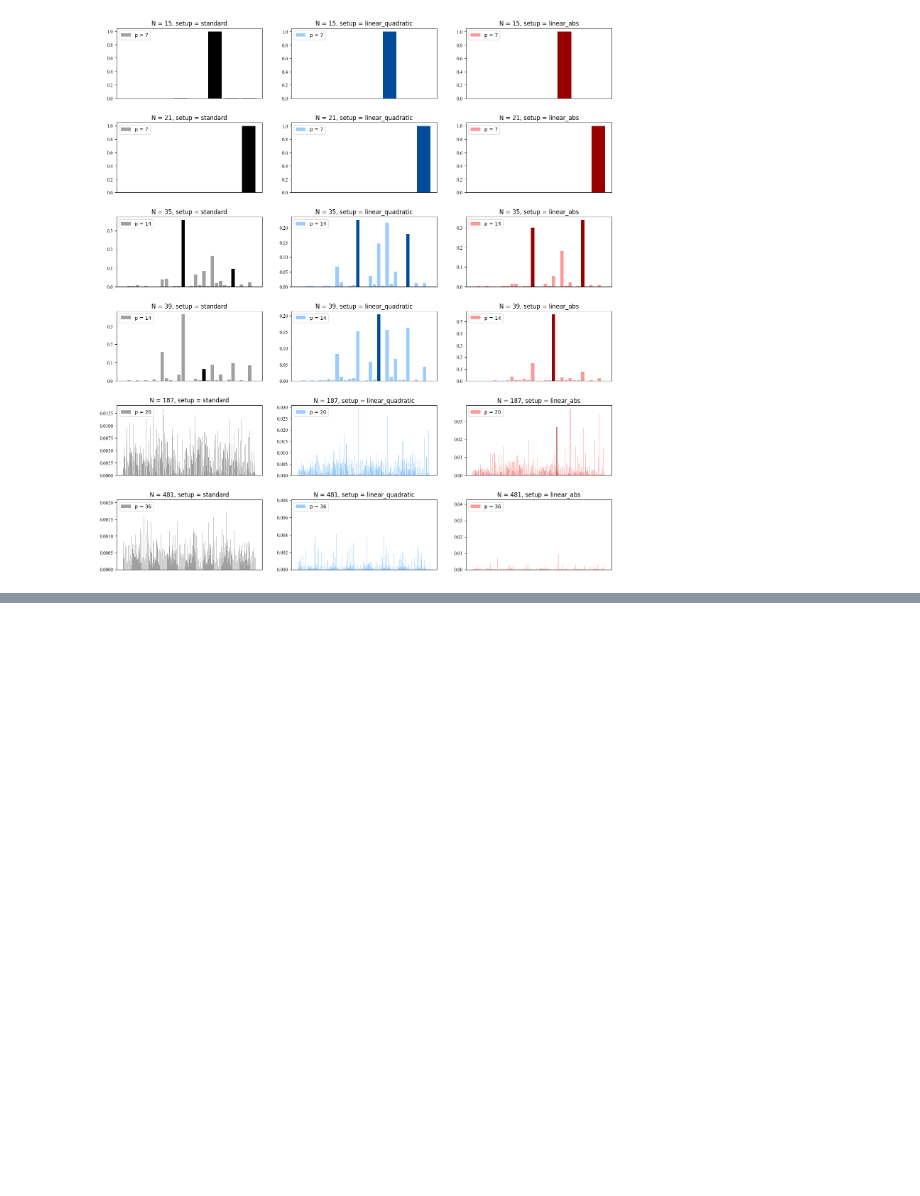
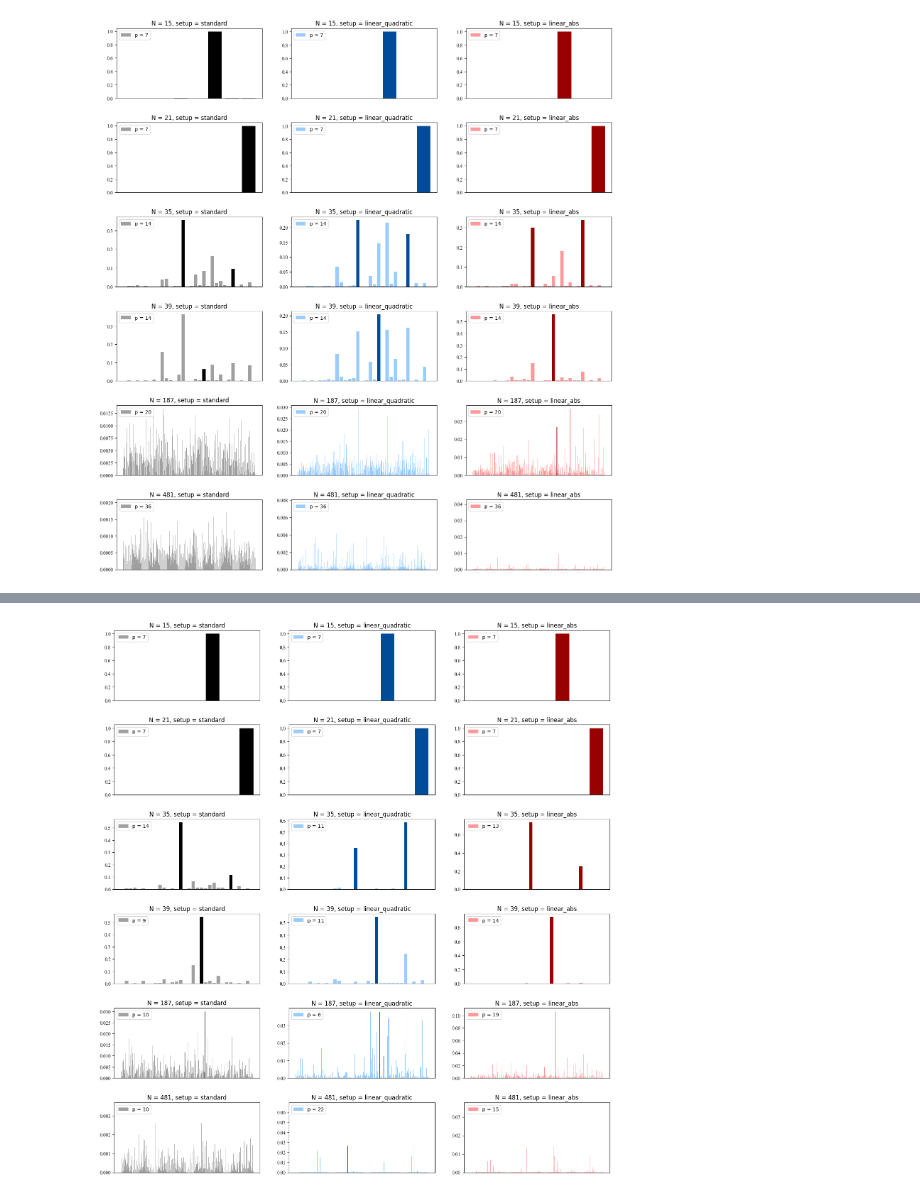
Before and after one commit to fpllcr/master-thesis, a Jupyter notebook: qaoa_factorization/notebooks/analysis.ipynb, the cells around one changed output, grey strips where cells are left out. Cells and saved outputs as stored; diff of their text form; code cells hidden in the pictures; blank space fills up the shorter version.

```diff
--- a/qaoa_factorization/notebooks/analysis.ipynb
+++ b/qaoa_factorization/notebooks/analysis.ipynb
@@ -329,0 +334,12 @@ plt.savefig(fig_name, bbox_inches='tight')
+# %%
+group_cols = ['N', 'setup']
+
+df = experiment_results[experiment_results['extended_qaoa']==False]
+
+# Get the id where cost is minimum for each group
+idx_min = df.groupby(group_cols)['cost'].idxmin()
+best_results = df.loc[idx_min,]
+
+best_results = best_results[['N', 'setup', 'optimizer', 'layers', 'initial_gammas', 'initial_betas', 'state_populations', 'angle_interpolation', 'fidelity', 'cost', 'num_qubits']].reset_index(drop=True)
+
+best_results
@@ -329,0 +366,7 @@ plt.savefig(fig_name, bbox_inches='tight')
+# %%
+idx_min = df.groupby(group_cols)['fidelity'].idxmax()
+best_results = df.loc[idx_min,]
+
+best_results = best_results[['N', 'setup', 'optimizer', 'layers', 'initial_gammas', 'initial_betas', 'state_populations', 'angle_interpolation', 'fidelity', 'cost', 'num_qubits']].reset_index(drop=True)
+
+best_results
@@ -329,0 +391,34 @@ plt.savefig(fig_name, bbox_inches='tight')
+# %%
+Ns = sorted(best_results.N.unique())
+setups = sorted(best_results.setup.unique(), reverse=True)
+
+fig, axs = plt.subplots(len(Ns), len(setups), figsize=(6*len(setups), 3.3*len(Ns)))
+fig.subplots_adjust(hspace=0.35, wspace=0.2)
+
+for i, N in enumerate(Ns):
+    df_N = best_results[(best_results.N == N)].reset_index(drop=True)
+    num_qubits = df_N.loc[0, 'num_qubits']
+    solutions = compute_solution(N)
+    x_hist = [int_to_binary_str(n, num_qubits) for n in range(2**num_qubits)]
+
+    for j, setup in enumerate(setups):
+        df_N_setup = df_N[(df_N['setup']==setup)].reset_index(drop=True)
+        layers = df_N_setup.loc[0, 'layers']
+        df =  df_N_setup.loc[0, 'state_populations']
+
+        bar_colors = [plot_colors[j][0] if c in solutions else plot_colors[j][1] for c in x_hist]
+
+        axs[i][j].bar(x_hist, df, label=f'p = {layers}', color=bar_colors)
+        axs[i][j].set_ylim(0)
+
+        labels = (axs[i][j].get_xticklabels() + axs[i][j].get_yticklabels())
+
+        for label in labels:
+            label.set_fontname('Times New Roman')
+
+        axs[i][j].legend(loc='upper left')
+        axs[i][j].set_xticks(range(2**num_qubits), "")
+        axs[i][j].xaxis.set_major_locator(ticker.NullLocator())
+        axs[i][j].set_title(f'N = {N}, setup = {setup}')
+# %% [output]
+[figure, added]
```
Also changed, not shown: parts of 10 cells of this notebook, 4 other files.
